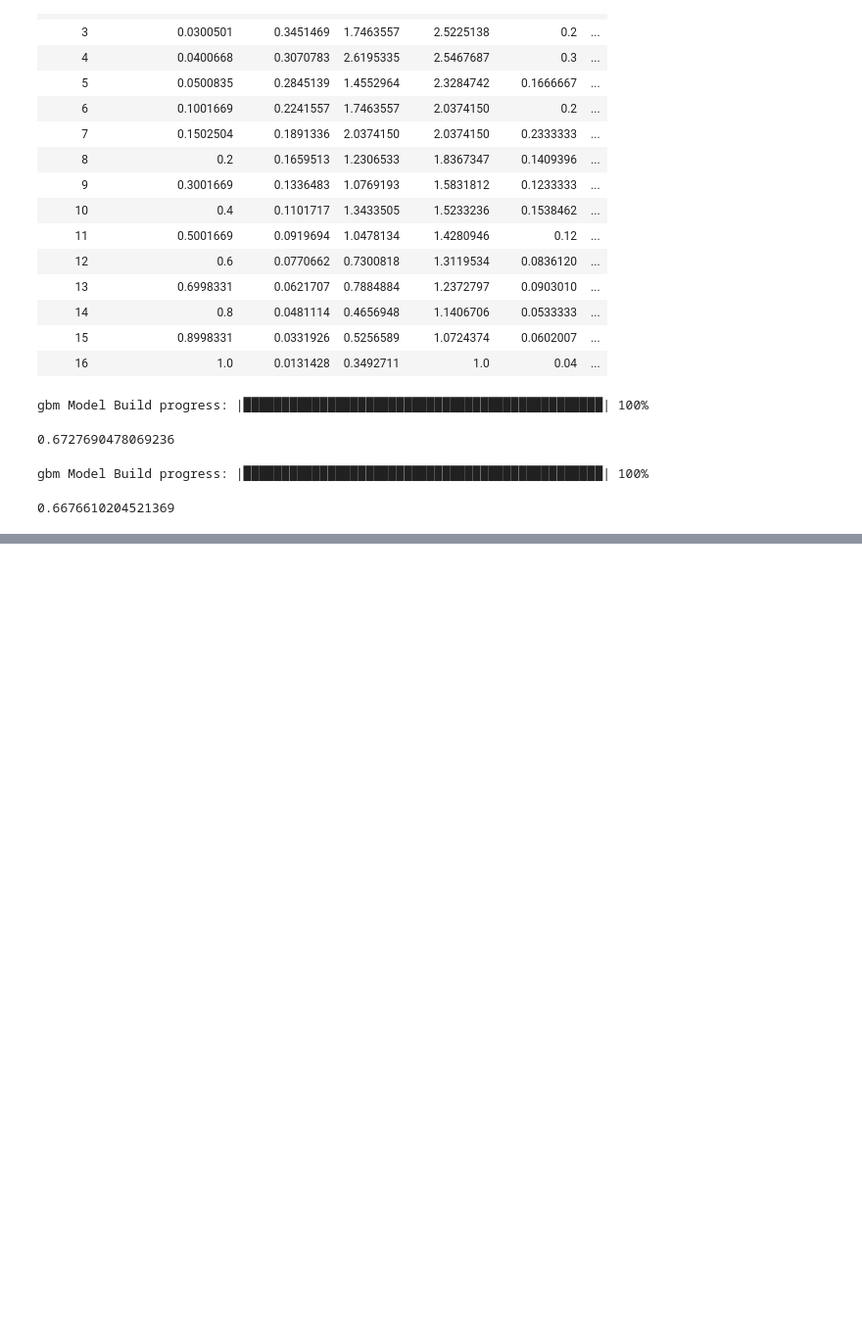
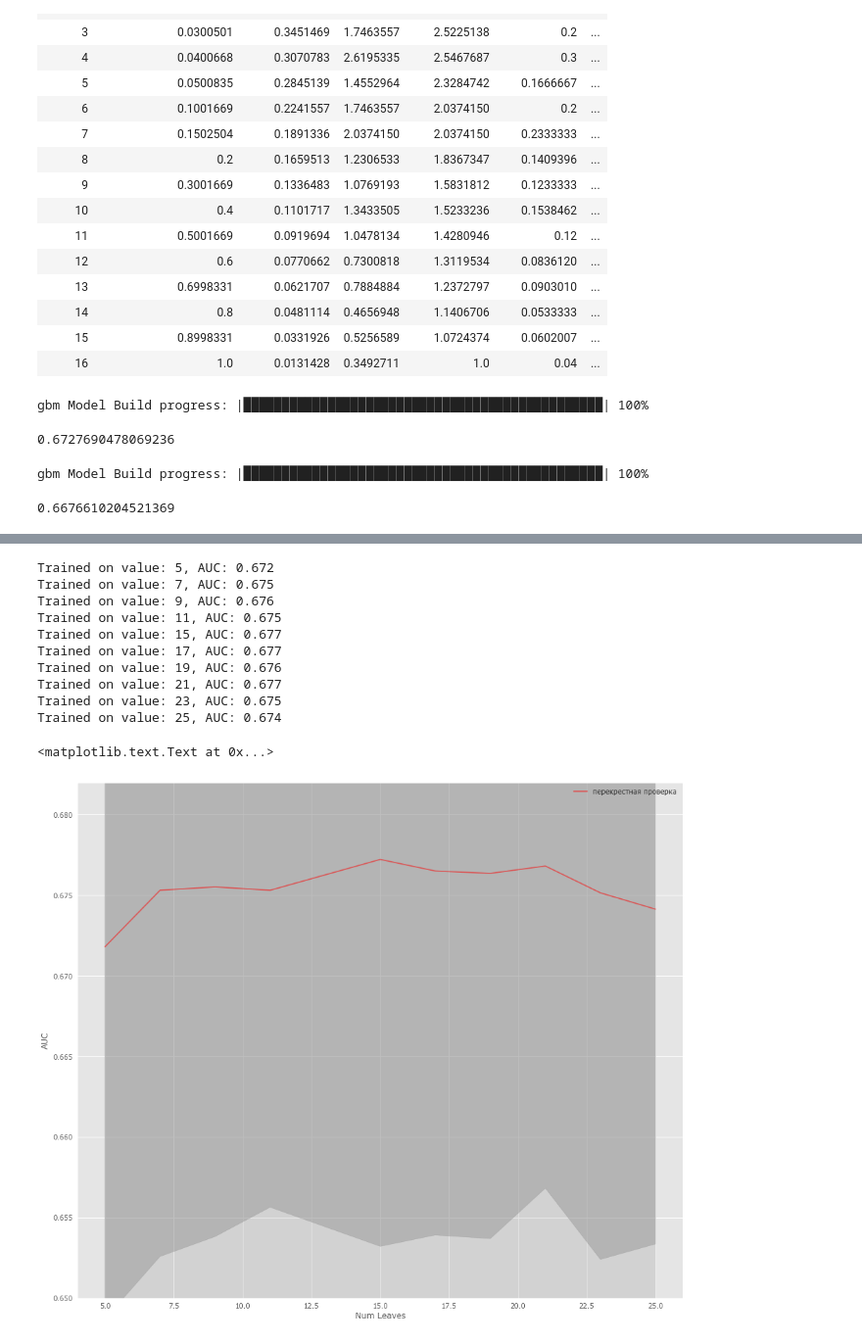
Before and after one commit to BobaZooba/RoadToDataScientist, a Jupyter notebook: contests/OTP_bank/OTP Bank.ipynb, the cells around one changed output, grey strips where cells are left out. Shown at 98% size. Cells and saved outputs as stored; diff of their text form; code cells hidden in the pictures; blank space fills up the shorter version.

```diff
--- a/contests/OTP_bank/OTP Bank.ipynb
+++ b/contests/OTP_bank/OTP Bank.ipynb
@@ -2820,0 +3029,60 @@ import lightgbm
+# %%
+test_auc = []
+temp_test_auc = []
+
+num_leaves_list = [5, 7, 9, 11, 15, 17, 19, 21, 23, 25]
+
+for num_leaves in num_leaves_list:
+
+    temp_train_auc = []
+    temp_test_auc = []
+
+    for train_index, test_index in strat.split(X_val_lgb, y_val_lgb):
+
+        micro_boost = lgb.LGBMClassifier(n_estimators=90, objective='train', n_jobs=-1, random_state=42,
+                                         learning_rate=0.06, num_leaves=num_leaves)
+
+        X_train, X_test = X_val_lgb.iloc[train_index], X_val_lgb.iloc[test_index]
+        y_train, y_test = y_val_lgb[train_index], y_val_lgb[test_index]
+
+        train_data_lgb_validation = lgb.Dataset(X_train, y_train,
+                                                categorical_feature=categorical_columns_1, free_raw_data=False)
+
+        test_data_lgb_validation = lgb.Dataset(X_train, y_train,
+                                               categorical_feature=categorical_columns_1, free_raw_data=False,
+                                               reference=train_data_lgb_validation)
+
+        micro_boost.fit(X=X_train, y=y_train, categorical_feature=categorical_columns_1, eval_metric='auc')
+
+        temp_test_auc.append(roc_auc_score(y_test, micro_boost.predict_proba(X_test)[:, 1]))
+
+    print('Trained on value: {}, AUC: {:.3f}'.format(num_leaves, np.array(temp_test_auc).mean()))
+
+    test_auc.append(temp_test_auc)
+
+test_auc = np.asarray(test_auc)
+
+fig, ax = plt.subplots(figsize=(16, 14))
+
+ax.plot(num_leaves_list, test_auc.mean(axis=1), alpha=0.5, color='red', label='перекрестная проверка')
+ax.fill_between(num_leaves_list, test_auc.mean(axis=1) - test_auc.std(axis=1),
+                test_auc.mean(axis=1) + test_auc.std(axis=1), color='#888888', alpha=0.4)
+ax.fill_between(num_leaves_list, test_auc.mean(axis=1) - 2*test_auc.std(axis=1),
+                test_auc.mean(axis=1) + 2*test_auc.std(axis=1), color='#888888', alpha=0.2)
+ax.legend(loc='best')
+ax.set_ylim([0.65, 0.682])
+ax.set_ylabel("AUC")
+ax.set_xlabel("Num Leaves")
+# %% [output]
+Trained on value: 5, AUC: 0.672
+Trained on value: 7, AUC: 0.675
+Trained on value: 9, AUC: 0.676
+Trained on value: 11, AUC: 0.675
+Trained on value: 15, AUC: 0.677
+Trained on value: 17, AUC: 0.677
+Trained on value: 19, AUC: 0.676
+Trained on value: 21, AUC: 0.677
+Trained on value: 23, AUC: 0.675
+Trained on value: 25, AUC: 0.674
+<matplotlib.text.Text at 0x...>
+[figure, added]
```
Also changed, not shown: parts of 30 cells of this notebook.
